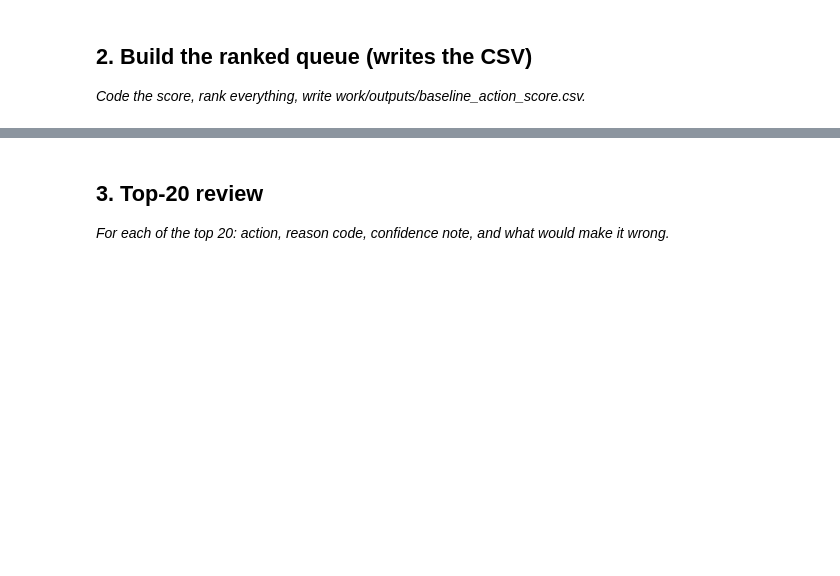
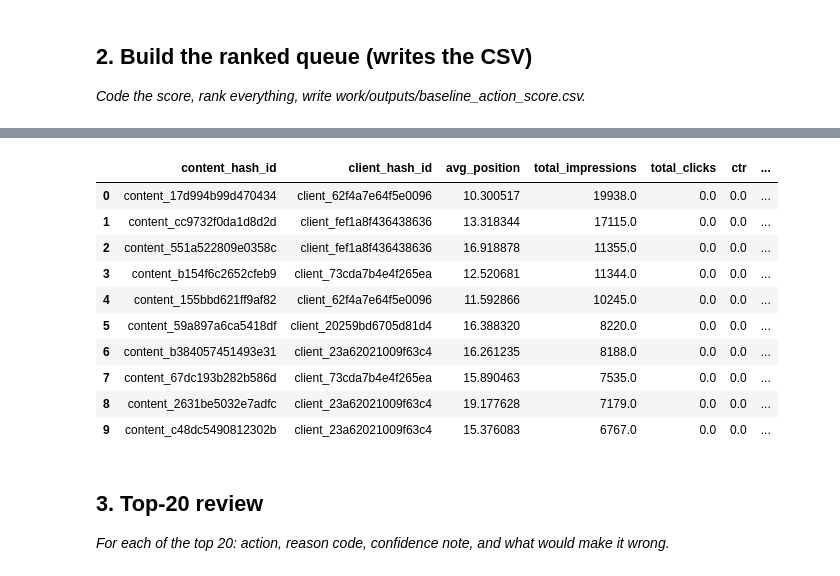
Before and after one commit to rifkiay/flyrank-ml-internship-starter, a Jupyter notebook: work/notebooks/w04_baseline_score.ipynb, the cells around one changed output, grey strips where cells are left out. Cells and saved outputs as stored; diff of their text form; code cells hidden in the pictures; blank space fills up the shorter version.

```diff
--- a/work/notebooks/w04_baseline_score.ipynb
+++ b/work/notebooks/w04_baseline_score.ipynb
@@ -22,0 +106,88 @@ This skeleton is yours to fill. Work the sections **in order** — each one has
+# %%
+# This cell is for CODE (numbers, a query, a check).
+# Write your text answer in the cell ABOVE this one — typing sentences here breaks Run All.
+# 1. Aggregate daily rows to page-level (month of March 2026)
+page_level = con.sql(f"""
+SELECT
+    content_hash_id,
+    client_hash_id,
+    AVG(gsc_avg_position) AS avg_position,
+    SUM(gsc_impressions) AS total_impressions,
+    SUM(gsc_clicks) AS total_clicks
+FROM read_parquet('{month_path}')
+WHERE gsc_data_available IS TRUE AND gsc_impressions > 0
+GROUP BY content_hash_id, client_hash_id
+HAVING SUM(gsc_impressions) > 0
+""").df()
+
+page_level["ctr"] = page_level["total_clicks"] / page_level["total_impressions"] * 100
+
+# 2. Assign position tier (same buckets as Signal 1)
+def tier_of(pos):
+    if pos <= 0: return "no_data"
+    elif pos <= 3: return "top_3"
+    elif pos <= 10: return "page_1"
+    elif pos <= 20: return "striking"
+    elif pos <= 50: return "page_3_5"
+    else: return "deep"
+
+page_level["position_tier"] = page_level["avg_position"].apply(tier_of)
+
+# 3. Expected CTR per tier, taken straight from Signal 1's weighted CTR table
+expected_ctr = {
+    "top_3": 0.381, "page_1": 0.323, "striking": 0.315,
+    "page_3_5": 0.137, "deep": 0.044, "no_data": None
+}
+page_level["expected_ctr"] = page_level["position_tier"].map(expected_ctr)
+
+# 4. CTR gap score: how far BELOW expected CTR this page sits (0 = meets/beats expectation, 1 = far below)
+def ctr_gap(row):
+    if row["expected_ctr"] is None or row["expected_ctr"] == 0:
+        return 0
+    gap = (row["expected_ctr"] - row["ctr"]) / row["expected_ctr"]
+    return max(0, min(1, gap))  # clip to [0, 1]
+
+page_level["ctr_gap_score"] = page_level.apply(ctr_gap, axis=1)
+
+# 5. Striking distance score: 1 if in striking tier AND impressions >= tier median (20, from Signal 2)
+page_level["striking_distance_score"] = (
+    (page_level["position_tier"] == "striking") & (page_level["total_impressions"] >= 20)
+).astype(int)
+
+# 6. Final action score
+page_level["action_score"] = (
+    0.5 * page_level["ctr_gap_score"] + 0.5 * page_level["striking_distance_score"]
+)
+
+# 7. ONE reason code per page — pick whichever signal contributed more
+def reason_code(row):
+    if row["striking_distance_score"] == 1 and row["ctr_gap_score"] < 0.3:
+        return "striking_distance_opportunity"
+    elif row["ctr_gap_score"] >= 0.3:
+        return "low_ctr_for_position"
+    else:
+        return "no_action_needed"
+
+page_level["reason_code"] = page_level.apply(reason_code, axis=1)
+
+action_map = {
+    "low_ctr_for_position": "review_ctr_and_snippet",
+    "striking_distance_opportunity": "push_to_page_one",
+    "no_action_needed": "monitor"
+}
+page_level["action"] = page_level["reason_code"].map(action_map)
+
+# 8. Rank (tie-break by impressions, so among equal scores the bigger opportunity ranks first) and write CSV
+ranked = page_level.sort_values(
+    ["action_score", "total_impressions"], ascending=[False, False]
+).reset_index(drop=True)
+
+from pathlib import Path
+output_path = Path.cwd().parent / "outputs" / "baseline_action_score.csv"
+output_path.parent.mkdir(parents=True, exist_ok=True)
+ranked.to_csv(output_path, index=False)
+
+print("Rows written:", len(ranked))
+print("Saved to:", output_path)
+ranked.head(10)
+# %% [output]
@@ -23,3 +196,14 @@ This skeleton is yours to fill. Work the sections **in order** — each one has
+|  | content_hash_id | client_hash_id | avg_position | total_impressions | total_clicks | ctr | ... |
+| 0 | content_17d994b99d470434 | client_62f4a7e64f5e0096 | 10.300517 | 19938.0 | 0.0 | 0.0 | ... |
+| 1 | content_cc9732f0da1d8d2d | client_fef1a8f436438636 | 13.318344 | 17115.0 | 0.0 | 0.0 | ... |
+| 2 | content_551a522809e0358c | client_fef1a8f436438636 | 16.918878 | 11355.0 | 0.0 | 0.0 | ... |
+| 3 | content_b154f6c2652cfeb9 | client_73cda7b4e4f265ea | 12.520681 | 11344.0 | 0.0 | 0.0 | ... |
+| 4 | content_155bbd621ff9af82 | client_62f4a7e64f5e0096 | 11.592866 | 10245.0 | 0.0 | 0.0 | ... |
+| 5 | content_59a897a6ca5418df | client_20259bd6705d81d4 | 16.388320 | 8220.0 | 0.0 | 0.0 | ... |
+| 6 | content_b384057451493e31 | client_23a62021009f63c4 | 16.261235 | 8188.0 | 0.0 | 0.0 | ... |
+| 7 | content_67dc193b282b586d | client_73cda7b4e4f265ea | 15.890463 | 7535.0 | 0.0 | 0.0 | ... |
+| 8 | content_2631be5032e7adfc | client_23a62021009f63c4 | 19.177628 | 7179.0 | 0.0 | 0.0 | ... |
+| 9 | content_c48dc5490812302b | client_23a62021009f63c4 | 15.376083 | 6767.0 | 0.0 | 0.0 | ... |
 # %% [markdown]
 ## 3. Top-20 review
 
```
Also changed, not shown: parts of 15 cells of this notebook.
